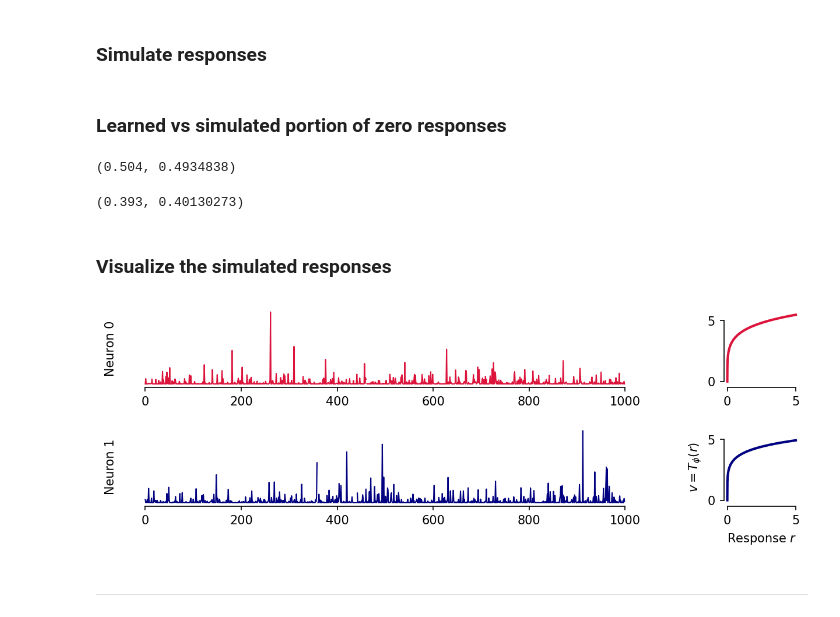
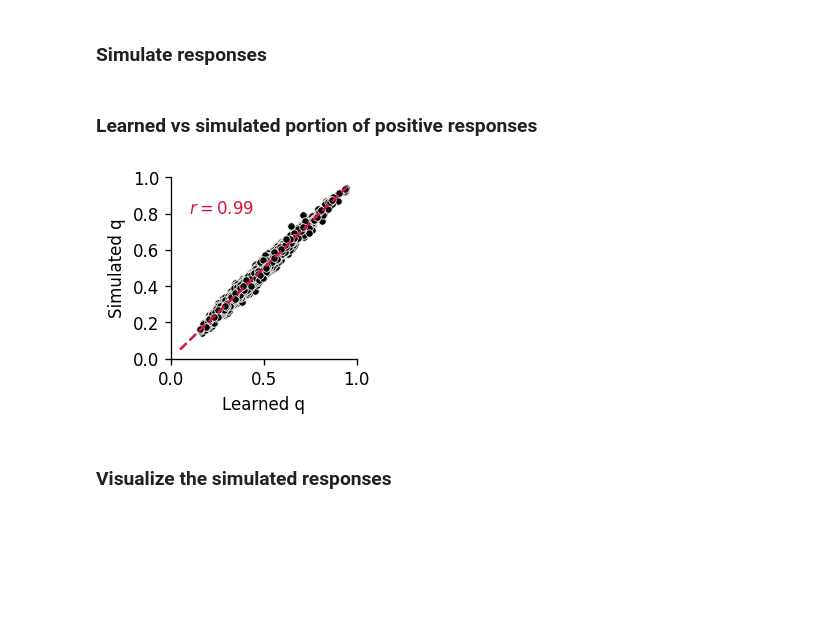
Before and after one commit to sinzlab/bashiri-et-al-2021, a Jupyter notebook: notebooks/simulate_responses_for_arbitrary_input.ipynb, the cells around one changed output. Cells and saved outputs as stored; diff of their text form; code cells hidden in the pictures; blank space fills up the shorter version.

```diff
--- a/notebooks/simulate_responses_for_arbitrary_input.ipynb
+++ b/notebooks/simulate_responses_for_arbitrary_input.ipynb
@@ -42,8 +20,7 @@ plt.axis("off");
 # %% [markdown]
 ### Load a trained model
 # %%
-ziffa_scan2 = torch.load("/project/models/ziffa_scan2")
+model = torch.load("/project/models/ziffa_scan2")
+device = next(model.parameters()).device
-# %%
-device = next(ziffa_scan2.parameters()).device
 # %% [markdown]
 ### Simulate responses
@@ -80,12 +27,23 @@ samples = np.array(samples)
+# %%
+samples = generate_n_samples(model, image_path, n_samples=500)
 # %% [markdown]
-### Learned vs simulated portion of zero responses
+### Learned vs simulated portion of positive responses
-# %%
-(samples[:, 0] < zero_threshold).sum()/n_samples, q[0]
-# %% [output]
-(0.504, 0.4934838)
-# %%
-(samples[:, 1] < zero_threshold).sum()/n_samples, q[1]
-# %% [output]
-(0.393, 0.40130273)
+# %%
+mu, q = model(torch.from_numpy(input_image).to(device))
+learned_q = q.cpu().data.numpy()
+simulated_q = (samples >= model.zero_threshold.item()).sum(0) / samples.shape[0]
+# %%
+fig, ax = plt.subplots(figsize=(2, 2), dpi=120)
+
+corr_val = np.corrcoef(learned_q, simulated_q)[0, 1]
+
+ax.plot([.05, .95], [.05, .95], ls="--", c='crimson', zorder=1)
+ax.scatter(learned_q, simulated_q, s=20, c='k', ec='.95', lw=.5, zorder=0)
+ax.text(.1, .8, fr"$r = {corr_val:.2f}$", color="crimson")
+ax.set(xlim=(0, 1), xlabel="Learned q",
+       ylim=(0, 1), ylabel="Simulated q")
+sns.despine(trim=True)
+# %% [output]
+[figure, added]
 # %% [markdown]
 ### Visualize the simulated responses
@@ -95,37 +49,0 @@ out_model1 = ziffa_scan2.sample_transform(y)[0].cpu().data.numpy()
-# %%
-layout = """
-    AAAAB
-    CCCCD
-    """
-axes_dict = plt.figure(
-    figsize=(10.0, 3.), dpi=150, constrained_layout=False
-).subplot_mosaic(layout)
-plt.subplots_adjust(
-    left=None, bottom=None, right=None, top=None, wspace=1, hspace=0.5
-)
-fig = plt.gcf()
-
-ax = axes_dict["A"]
-ax.plot(np.arange(n_samples), samples[:, 0], color="crimson", lw=1)
-ax.set(yticks=[], ylabel=f"Neuron {neuron_indices[0]}")
-sns.despine(trim=True, left=True, ax=ax)
-
-ax = axes_dict["B"]
-ax.plot(y.cpu().data.numpy(), subtract_min(out_model1[:, neuron_indices][:, 0]), lw=2, c='crimson')
-ax.set(ylim=(-.5, 6), yticks=[0, 5])
-sns.despine(trim=True, ax=ax)
-
-ax = axes_dict["C"]
-ax.plot(np.arange(n_samples), samples[:, 1]+7, color="navy", lw=1)
-ax.set(yticks=[], ylabel=f"Neuron {neuron_indices[1]}")
-sns.despine(trim=True, left=True, ax=ax)
-
-ax = axes_dict["D"]
-ax.plot(y.cpu().data.numpy(), subtract_min(out_model1[:, neuron_indices][:, 1]), lw=2, c='navy')
-ax.set(ylim=(-.5, 6), yticks=[0, 5])
-ax.set(xlabel=r"Response $r$", ylabel=r"$v = T_\phi(r)$")
-sns.despine(trim=True, ax=ax)
-# %% [output]
-[figure, removed]
-# %% [markdown]
----
```
Also changed, not shown: parts of 8 cells of this notebook, 3 other files.
